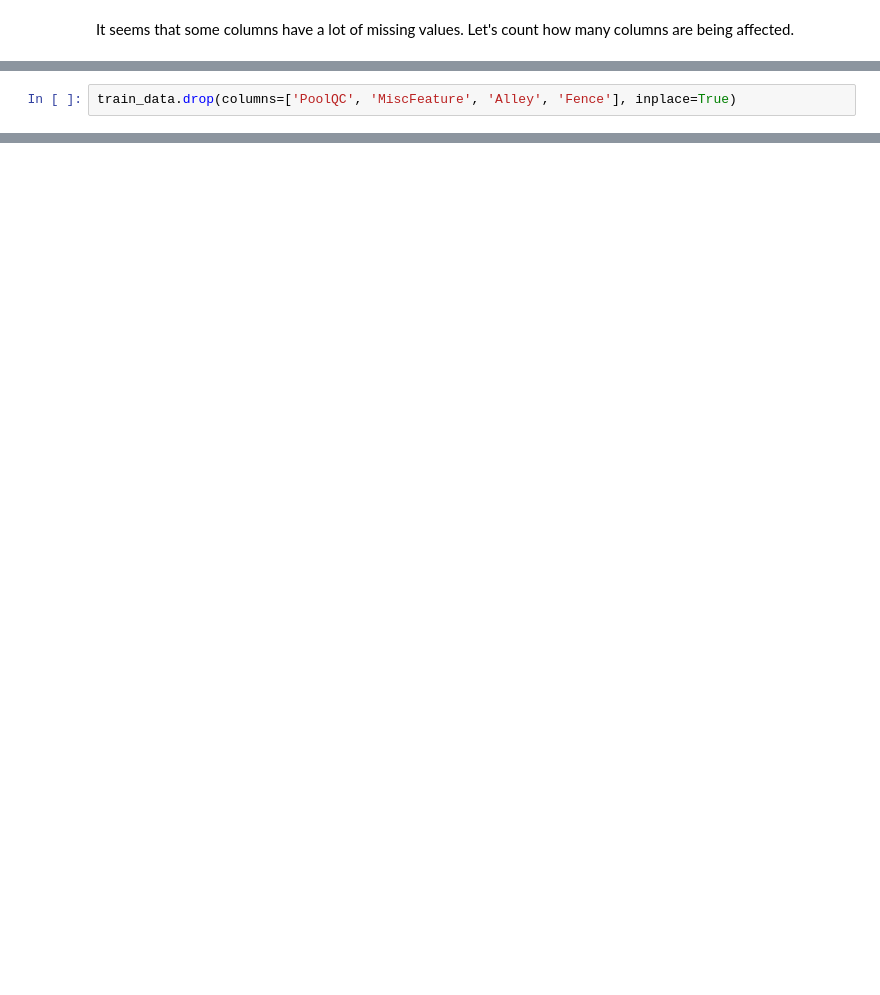
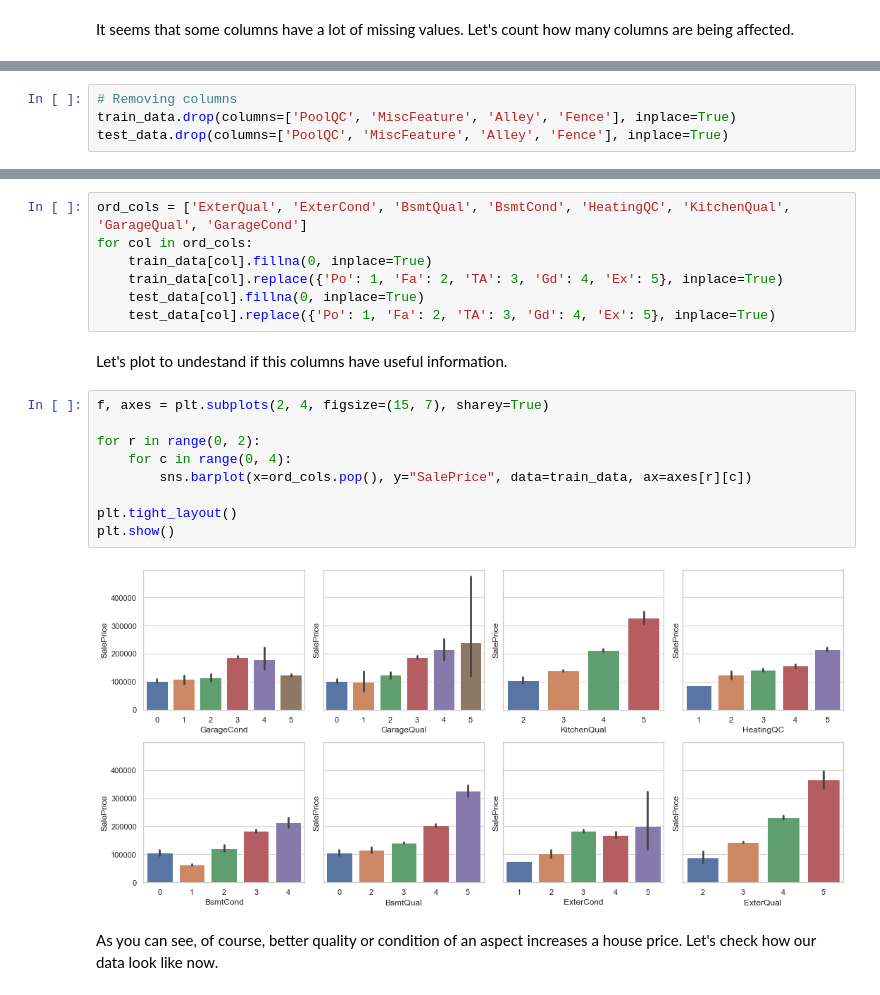
Before and after one commit to cpatrickalves/kaggle-houses-prices-prediction, a Jupyter notebook: notebooks/1.0-icc-initial-data-exploration.ipynb, the cells around one changed output, grey strips where cells are left out. Saved outputs shown, nothing was run; the diff lists cells and outputs as text; blank space fills up the shorter version.

Commit message:
Initial analysis in categorical columns

```diff
--- a/notebooks/1.0-icc-initial-data-exploration.ipynb
+++ b/notebooks/1.0-icc-initial-data-exploration.ipynb
@@ -73,4 +143,6 @@ FireplaceQu (690) and LotFrontage (259) columns need to be investigated before t
 - FireplaceQu: Fireplace quality
 - LotFrontage: Linear feet of street connected to property
 # %%
+# Removing columns
 train_data.drop(columns=['PoolQC', 'MiscFeature', 'Alley', 'Fence'], inplace=True)
+test_data.drop(columns=['PoolQC', 'MiscFeature', 'Alley', 'Fence'], inplace=True)
@@ -86,0 +258,22 @@ sns.pairplot(train_data)
+# %%
+ord_cols = ['ExterQual', 'ExterCond', 'BsmtQual', 'BsmtCond', 'HeatingQC', 'KitchenQual', 'GarageQual', 'GarageCond']
+for col in ord_cols:
+    train_data[col].fillna(0, inplace=True)
+    train_data[col].replace({'Po': 1, 'Fa': 2, 'TA': 3, 'Gd': 4, 'Ex': 5}, inplace=True)
+    test_data[col].fillna(0, inplace=True)
+    test_data[col].replace({'Po': 1, 'Fa': 2, 'TA': 3, 'Gd': 4, 'Ex': 5}, inplace=True)
+# %% [markdown]
+Let's plot to undestand if this columns have useful information.
+# %%
+f, axes = plt.subplots(2, 4, figsize=(15, 7), sharey=True)
+
+for r in range(0, 2):
+    for c in range(0, 4):
+        sns.barplot(x=ord_cols.pop(), y="SalePrice", data=train_data, ax=axes[r][c])
+
+plt.tight_layout()
+plt.show()
+# %% [output]
+[figure, added]
+# %% [markdown]
+As you can see, of course, better quality or condition of an aspect increases a house price. Let's check how our data look like now.
```
Also changed, not shown: parts of 24 cells of this notebook.
